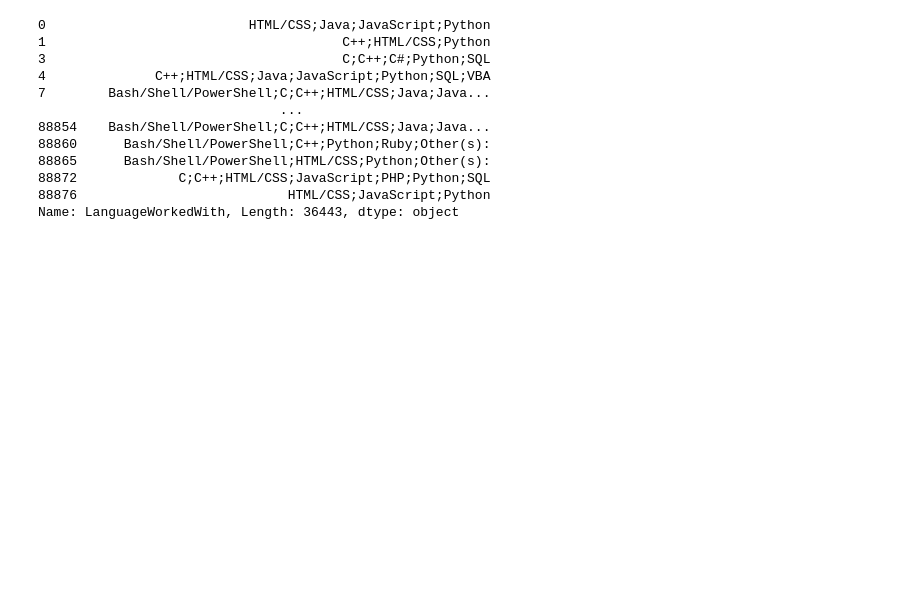
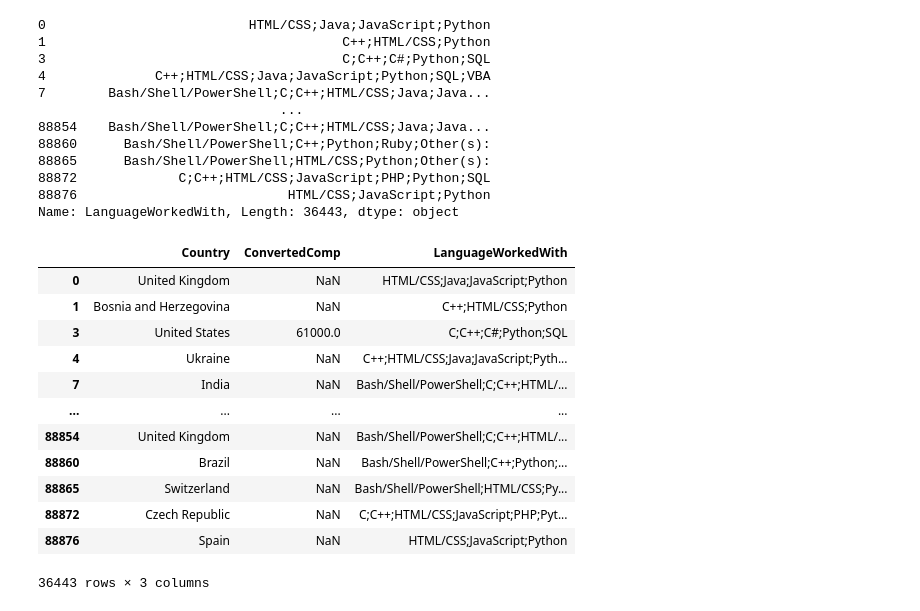
Before and after one commit to lehuuduyen/python-data, a Jupyter notebook: Pandas demo csv.ipynb, the cells around one changed output. Drawn from its saved outputs; the diff is of its cells as text; code cells hidden in the pictures; blank space fills up the shorter version.

```diff
--- a/Pandas demo csv.ipynb
+++ b/Pandas demo csv.ipynb
@@ -195,3 +195,19 @@ df.loc[filt,'LanguageWorkedWith']
 88872             C;C++;HTML/CSS;JavaScript;PHP;Python;SQL
 88876                           HTML/CSS;JavaScript;Python
 Name: LanguageWorkedWith, Length: 36443, dtype: object
+# %%
+df.loc[filt,['Country','ConvertedComp','LanguageWorkedWith']]
+# %% [output]
+|  | Country | ConvertedComp | LanguageWorkedWith |
+| 0 | United Kingdom | NaN | HTML/CSS;Java;JavaScript;Python |
+| 1 | Bosnia and Herzegovina | NaN | C++;HTML/CSS;Python |
+| 3 | United States | 61000.0 | C;C++;C#;Python;SQL |
+| 4 | Ukraine | NaN | C++;HTML/CSS;Java;JavaScript;Pyth... |
+| 7 | India | NaN | Bash/Shell/PowerShell;C;C++;HTML/... |
+| ... | ... | ... | ... |
+| 88854 | United Kingdom | NaN | Bash/Shell/PowerShell;C;C++;HTML/... |
+| 88860 | Brazil | NaN | Bash/Shell/PowerShell;C++;Python;... |
+| 88865 | Switzerland | NaN | Bash/Shell/PowerShell;HTML/CSS;Py... |
+| 88872 | Czech Republic | NaN | C;C++;HTML/CSS;JavaScript;PHP;Pyt... |
+| 88876 | Spain | NaN | HTML/CSS;JavaScript;Python |
+36443 rows × 3 columns
```
Also changed, not shown: parts of 4 cells of this notebook, 1 other file.
